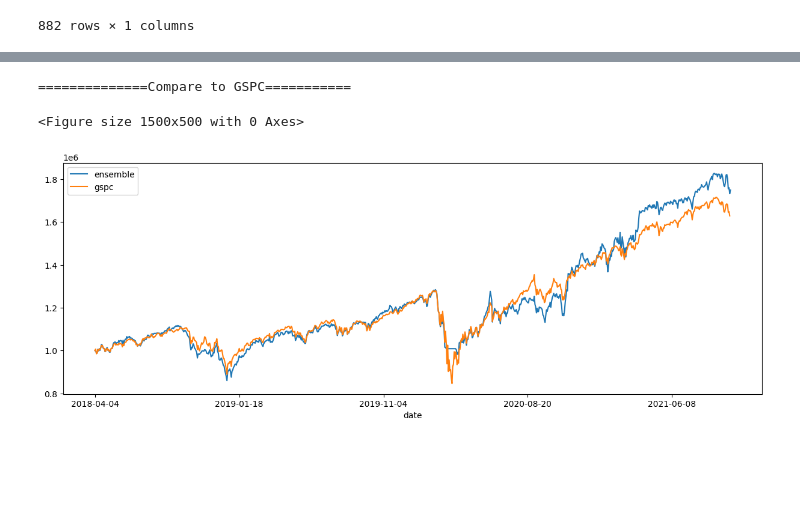
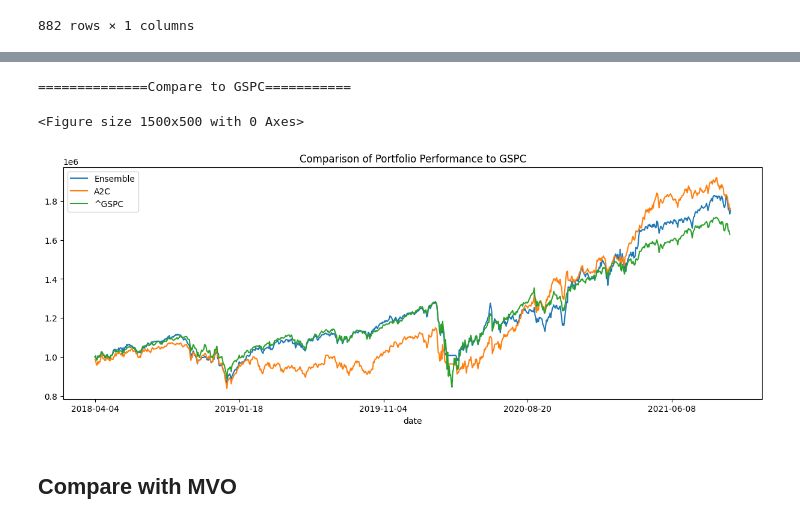
Before and after one commit to SimonCao1207/rl4po, a Jupyter notebook: test.ipynb, the cells around one changed output, grey strips where cells are left out. Drawn from its saved outputs; the diff is of its cells as text; code cells hidden in the pictures; blank space fills up the shorter version.

Commit message:
plot more plot

```diff
--- a/test.ipynb
+++ b/test.ipynb
@@ -36,7 +36,7 @@ with open("data/stock.json") as f:
     list_tickers = list(json.load(f).keys())
 # %%
 
-if os.path.exists("data/full_data.csv"):
+if not os.path.exists("data/full_data.csv"):
     df = YahooDownloader(start_date = TRAIN_START_DATE,
                          end_date = TEST_END_DATE,
                          ticker_list = list_tickers).fetch_data()
@@ -100,7 +118,15 @@ for i in range(rebalance_window+validation_window, len(unique_trade_date)+1,reba
     temp = pd.read_csv('results/account_value_trade_{}_{}.csv'.format('ensemble',i))
     df_account_value = pd.concat([df_account_value, pd.DataFrame(temp)], ignore_index=True)
     # df_account_value = df_account_value.append(temp,ignore_index=True)
-sharpe=(252**0.5)*df_account_value.account_value.pct_change(1).mean()/df_account_value.account_value.pct_change(1).std()
-print('Sharpe Ratio: ',sharpe)
-df_account_value=df_account_value.join(df_trade_date[validation_window:].reset_index(drop=True))
+
+df_account_value=df_account_value.join(df_trade_date[validation_window:].reset_index(drop=True)) # ensemble method
+df_account_value_a2c = pd.read_csv("results_rl/df_account_value_a2c.csv") # a2c method
+
+df_account_value_a2c = df_account_value_a2c[df_account_value_a2c["date"] <= df_account_value["date"].values[-1]]
+
+sharpe_ensemble=(252**0.5)*df_account_value.account_value.pct_change(1).mean()/df_account_value.account_value.pct_change(1).std()
+print('Sharpe Ratio (Ensemble) : ',sharpe_ensemble)
+
+sharpe_a2c=(252**0.5)*df_account_value_a2c.account_value.pct_change(1).mean()/df_account_value_a2c.account_value.pct_change(1).std()
+print('Sharpe Ratio (A2C) : ',sharpe_a2c)
 # %% [output]
@@ -194,9 +224,9 @@ df_gspc
 # %%
 df_result_ensemble = pd.DataFrame({'date': df_account_value['date'], 'ensemble': df_account_value['account_value']})
 df_result_ensemble = df_result_ensemble.set_index('date')
-# df_result_ensemble.drop(df_result_ensemble.columns[0], axis = 1)
-# df_result_ensemble['date'] = df_trade_date['datadate']
-# df_result_ensemble['account_value'] = df_account_value['account_value']
+df_result_a2c = pd.DataFrame({'date': df_account_value_a2c['date'], 'a2c': df_account_value_a2c['account_value']})
+df_result_a2c = df_result_a2c.set_index('date')
+
 df_result_ensemble
 # %% [output]
 |  | ensemble |
@@ -253,17 +300,23 @@ Shape of DataFrame:  (505, 8)
 # %%
 print("==============Compare to GSPC===========")
 result = pd.DataFrame()
 # result = pd.merge(result, df_result_ensemble, left_index=True, right_index=True)
 # result = pd.merge(result, df_dji, left_index=True, right_index=True)
-result = pd.merge(df_result_ensemble, df_gspc, left_index=True, right_index=True)
-result.to_csv("result.csv")
-result.columns = ['ensemble', 'gspc']
+result = pd.merge(df_result_ensemble, df_result_a2c, left_index=True, right_index=True)
+result = pd.merge(result, df_gspc, left_index=True, right_index=True)
+
+# result.to_csv("result.csv")
+result.columns = ['Ensemble', 'A2C', '^GSPC']
 
 %matplotlib inline
-plt.rcParams["figure.figsize"] = (15,5)
-plt.figure();
-result.plot();
+plt.rcParams["figure.figsize"] = (15, 5)
+plt.figure()
+result.plot()
+plt.title("Comparison of Portfolio Performance to GSPC")
+plt.show()
 # %% [output]
 ==============Compare to GSPC===========
 <Figure size 1500x500 with 0 Axes>
-[figure, old version]
+[figure, new version]
+# %% [markdown]
+## Compare with MVO
```
Also changed, not shown: parts of 14 cells of this notebook, 1 other file.
